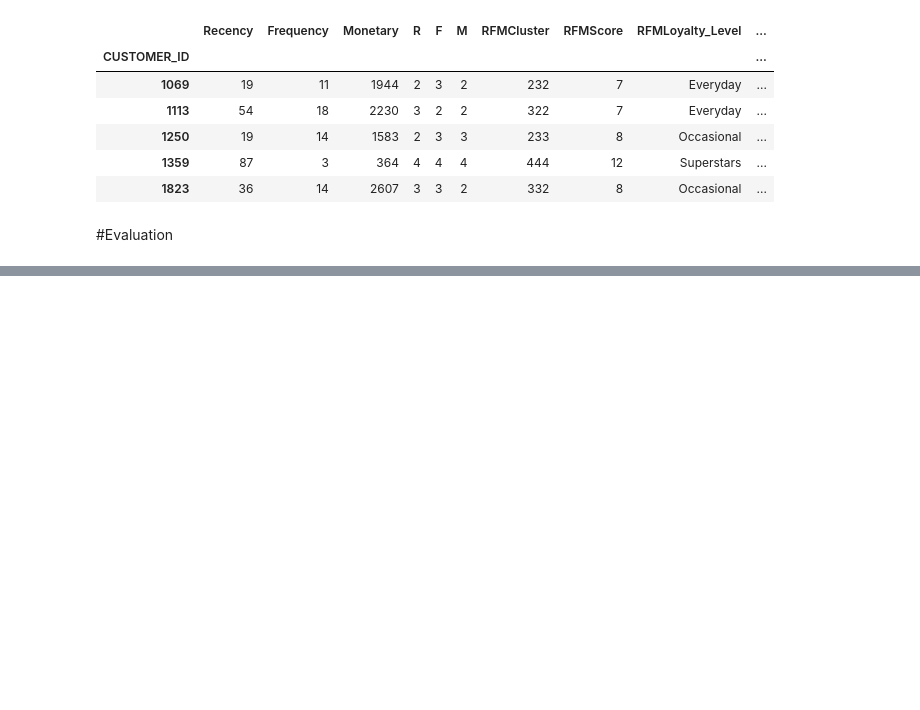
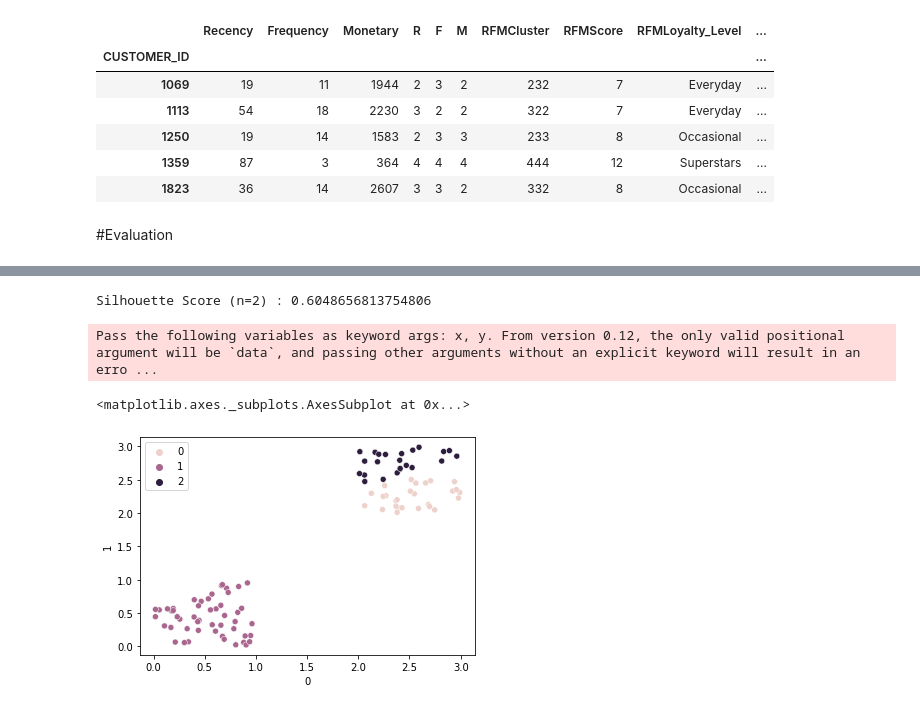
Before and after one commit to kristaLumbantoruan/customer-clustering-for-crm-in-xyz-store, a Jupyter notebook: Customer_Clustering.ipynb, the cells around one changed output, grey strips where cells are left out. Drawn from its saved outputs; the diff is of its cells as text; code cells hidden in the pictures; blank space fills up the shorter version.

```diff
--- a/Customer_Clustering.ipynb
+++ b/Customer_Clustering.ipynb
@@ -851,0 +840,16 @@ ValueError: ignored
+# %%
+#Calculating the silhouette score
+#k=3
+km3 = KMeans(n_clusters=3, init='k-means++', max_iter=1000)
+y_means = km3.fit_predict(z)
+silhouette_scores = silhouette_score(z, y_means)
+print(f'Silhouette Score (n=2) : {silhouette_score(z, label)}')
+# %% [output]
+Silhouette Score (n=2) : 0.6048656813754806
+# %%
+#scatterplot showing labelling data points
+sns.scatterplot(z[0], z[1], hue = label)
+# %% [output]
+Pass the following variables as keyword args: x, y. From version 0.12, the only valid positional argument will be `data`, and passing other arguments without an explicit keyword will result in an erro ...
+<matplotlib.axes._subplots.AxesSubplot at 0x...>
+[figure, added]
```
Also changed, not shown: parts of 11 cells of this notebook.
